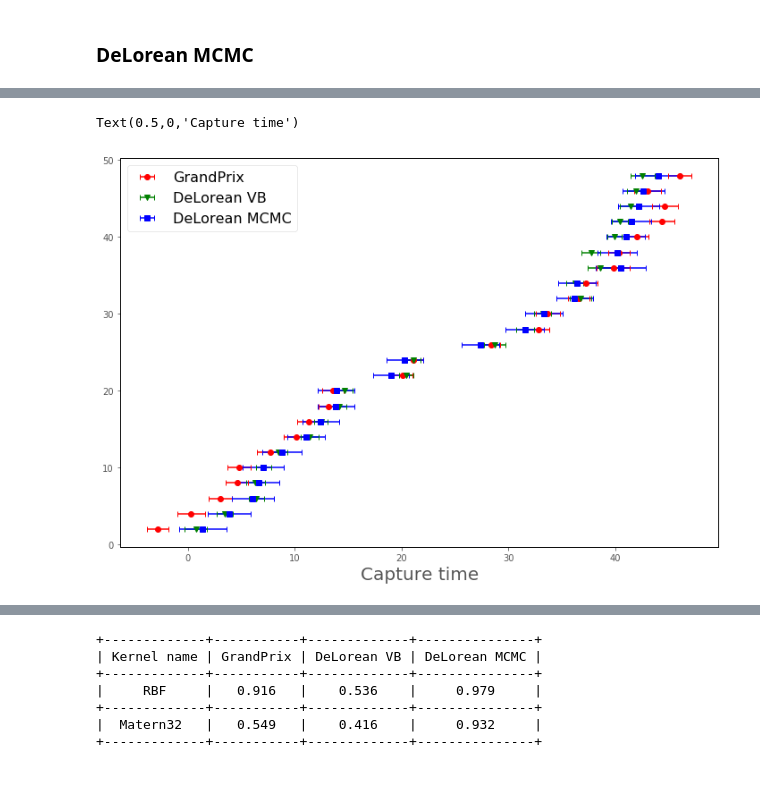
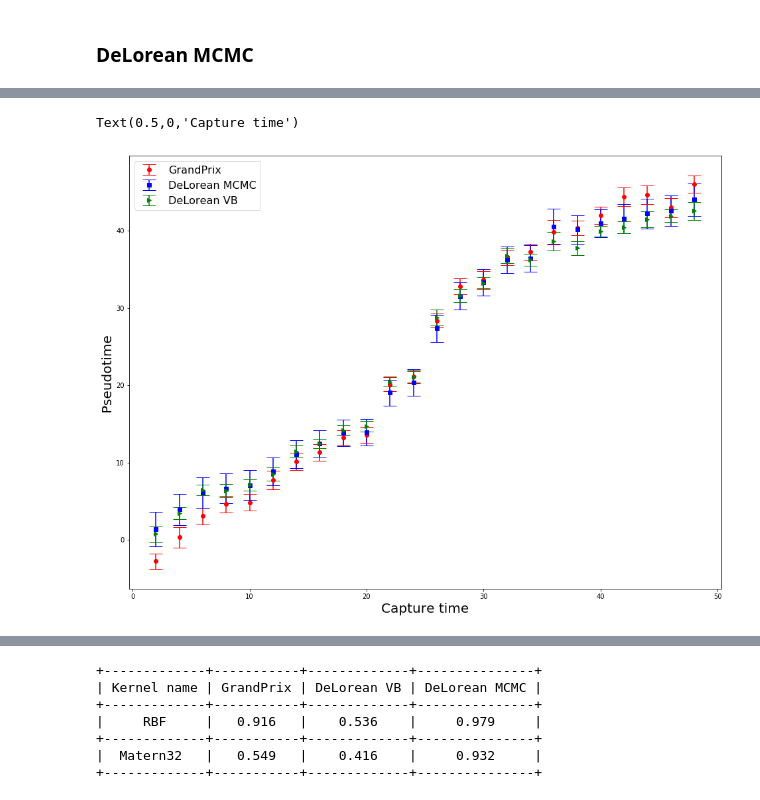
Before and after one commit to ManchesterBioinference/GrandPrix, a Jupyter notebook: notebooks/Analysing_posterior_variance.ipynb, the cells around one changed output, grey strips where cells are left out. Drawn from its saved outputs; the diff is of its cells as text; code cells hidden in the pictures.

```diff
--- a/notebooks/Analysing_posterior_variance.ipynb
+++ b/notebooks/Analysing_posterior_variance.ipynb
@@ -123,12 +118,12 @@ MCMCStdOnChains_matern32 = np.mean(MCMCStdEstimatesPerChain_matern32, 1)
 # %%
-plt.figure(figsize=(12, 8))
-plt.errorbar(pseudotime_matern32, actual_capture_time, xerr=2*np.sqrt(var_matern32), fmt='ro', capsize=3)
-plt.errorbar(VB_matern32_best['tau'], actual_capture_time, xerr=2*np.sqrt(var_VB_matern32), fmt='gv', capsize=3)
-plt.errorbar(MCMC_matern32_best['tau'], actual_capture_time, xerr=2*MCMCStdOnChains_matern32, fmt='bs', capsize=3)
-plt.legend(['GrandPrix','DeLorean VB', 'DeLorean MCMC'],numpoints=1, loc=2, fontsize=16)
-plt.xlabel('Pseudotime', fontsize=20)
+plt.figure(figsize=(16, 12))
+plt.errorbar(y=pseudotime_matern32, x=actual_capture_time, yerr=2*np.sqrt(var_matern32), fmt='ro', capsize=10)
+plt.errorbar(y=MCMC_matern32_best['tau'], x=actual_capture_time, yerr=2*MCMCStdOnChains_matern32, fmt='bs', capsize=10)
+plt.errorbar(y=VB_matern32_best['tau'], x=actual_capture_time, yerr=2*np.sqrt(var_VB_matern32), fmt='g>', capsize=10)
+plt.legend(['GrandPrix', 'DeLorean MCMC','DeLorean VB'],numpoints=1, loc=2, fontsize=16)
+plt.ylabel('Pseudotime', fontsize=20)
 plt.xlabel('Capture time', fontsize=20)
 # %% [output]
 Text(0.5,0,'Capture time')
-[figure, old version]
+[figure, new version]
 # %%
```
Also changed, not shown: parts of 6 cells of this notebook.
